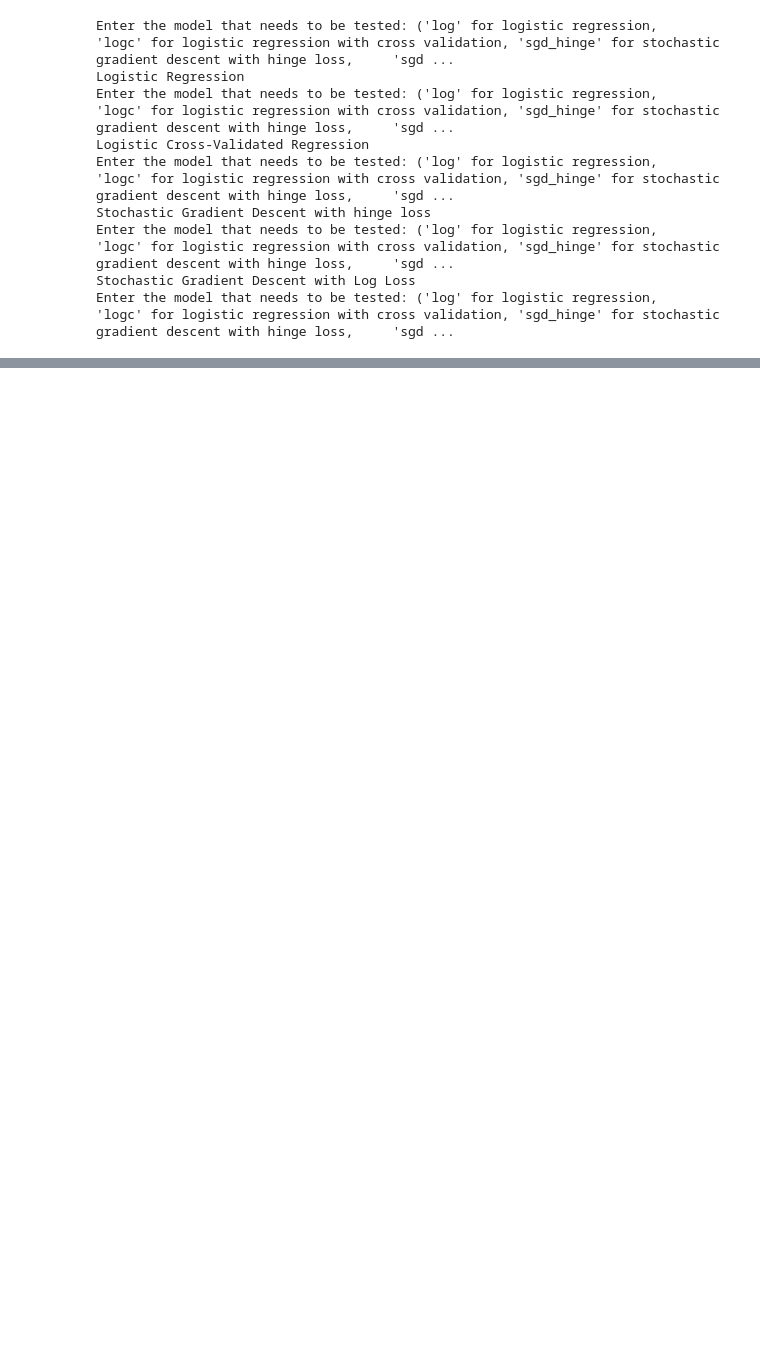
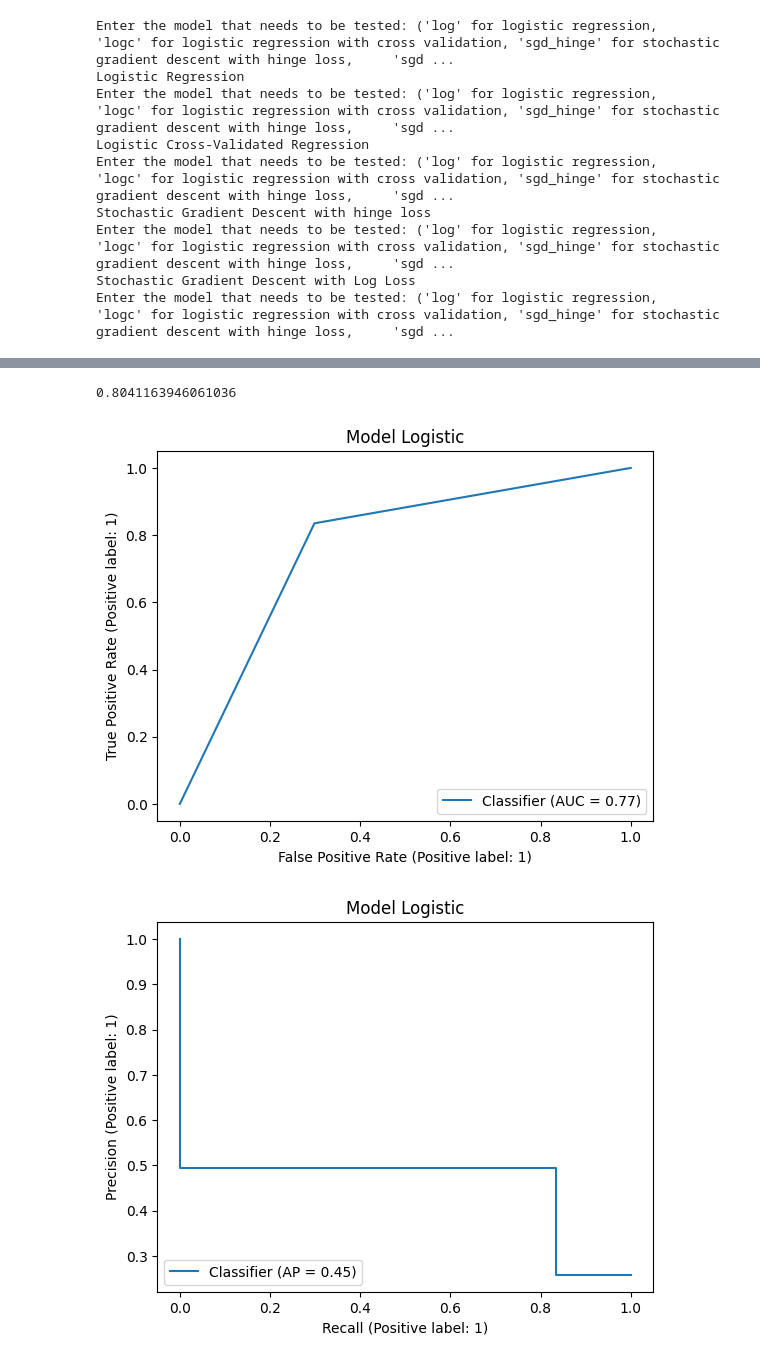
Before and after one commit to Manash-Christ/ML-LABS, a Jupyter notebook: 2348528_LAB5.ipynb, the cells around one changed output, grey strips where cells are left out. Saved outputs shown, nothing was run; the diff lists cells and outputs as text; code cells hidden in the pictures; blank space fills up the shorter version.

```diff
--- a/2348528_LAB5.ipynb
+++ b/2348528_LAB5.ipynb
@@ -329,0 +404,17 @@ for j,k in range(2),range(2):
+# %%
+model_new = LogisticRegression(penalty=None, dual=False, tol=0.0001, C=1.0, fit_intercept=True, intercept_scaling=1, class_weight=None,
+                    random_state=None, solver='saga', max_iter=10000, multi_class='auto', verbose=0, warm_start=False, n_jobs=None, l1_ratio=None)
+model_new.fit(xtr,ytr)
+model_new.score(xte,yte)
+# %% [output]
+0.8041163946061036
+# %%
+for i in y_pred.iloc[:,1:].columns:
+  RocCurveDisplay.from_predictions(y_pred['Y_true'],y_pred[i])
+  plt.title(f"Model {i}")
+  PrecisionRecallDisplay.from_predictions(y_pred['Y_true'], y_pred[i])
+  plt.title(f"Model {i}")
+  plt.show()
+# %% [output]
+[figure, added]
+[figure, added]
```
Also changed, not shown: parts of 19 cells of this notebook.
